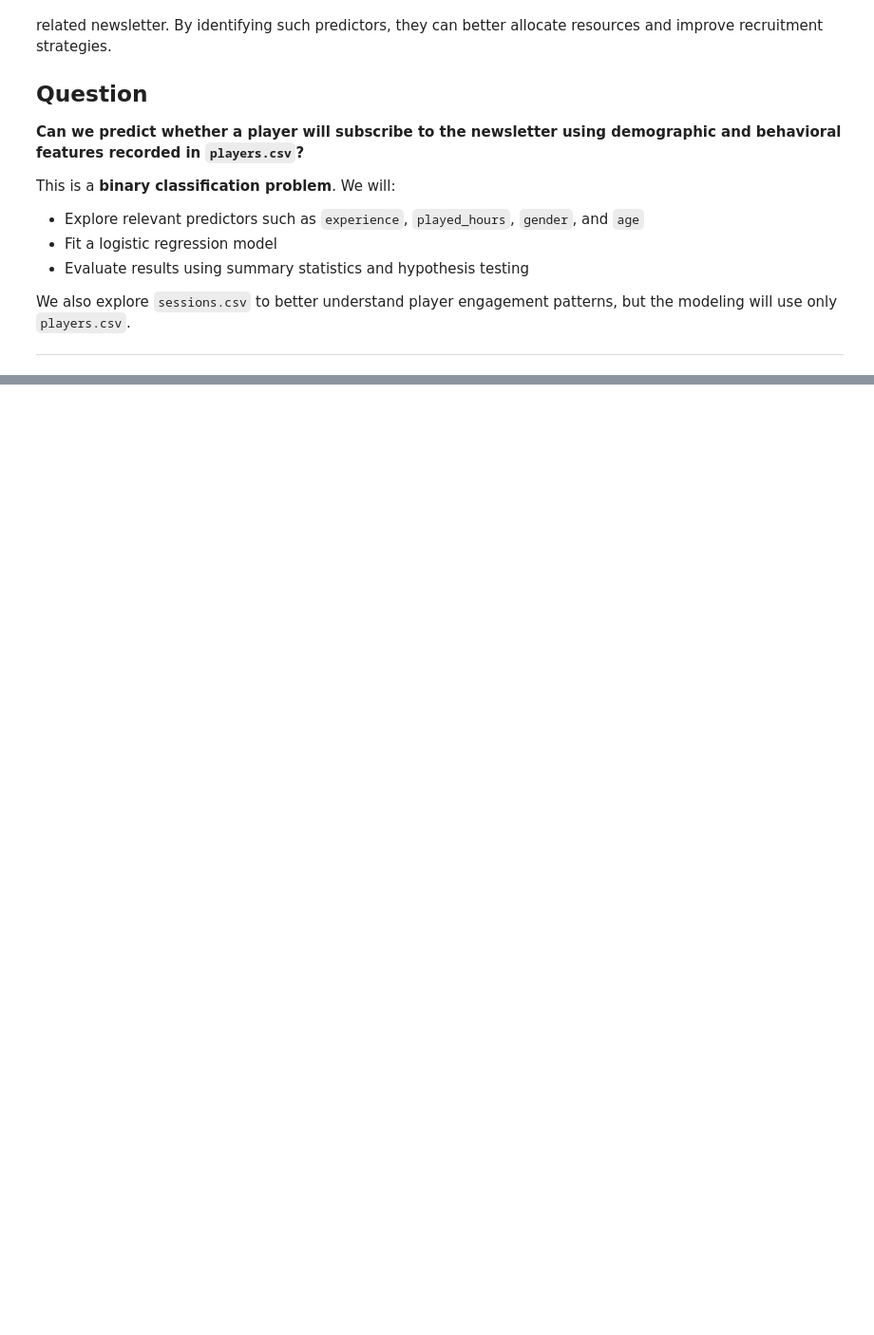
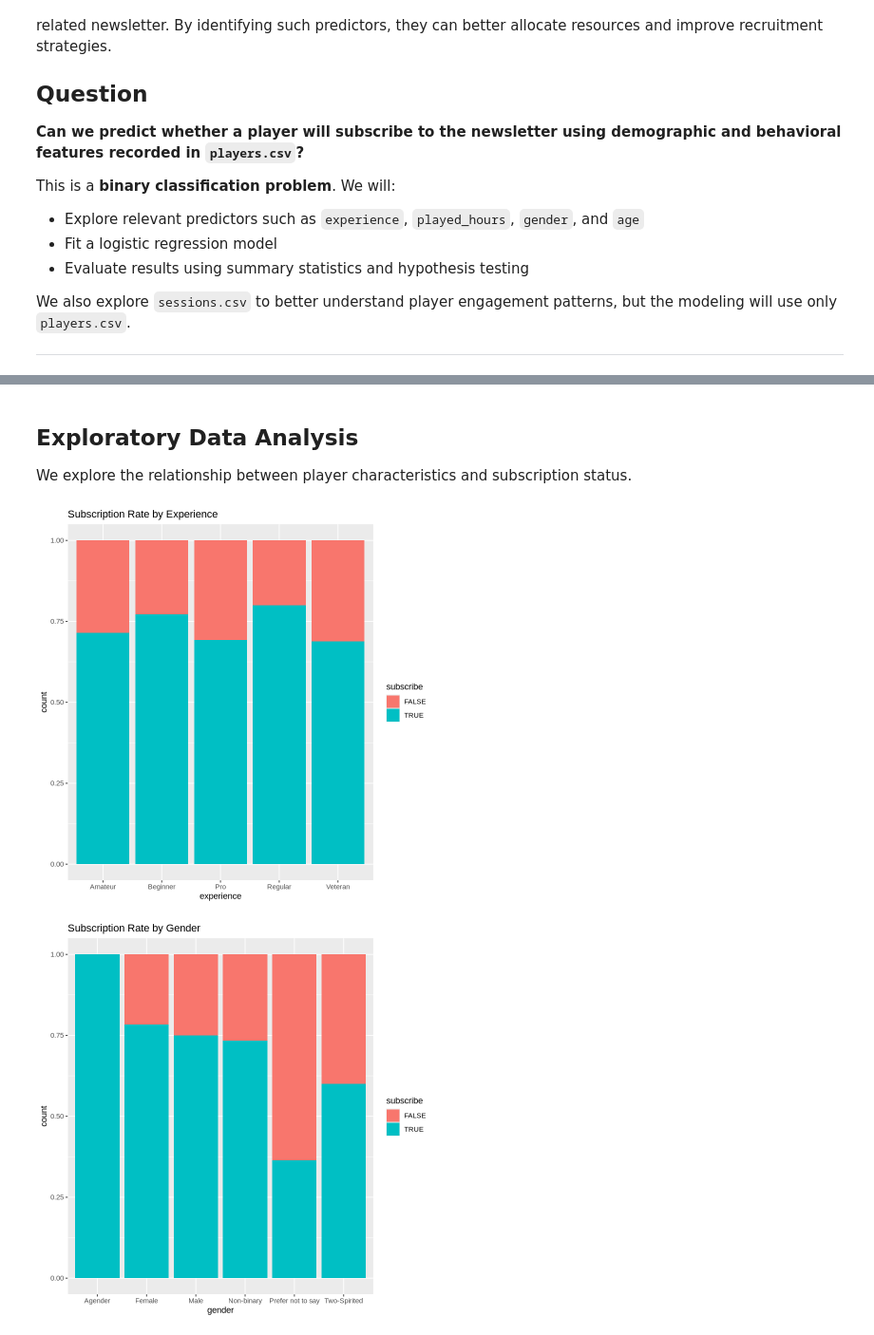
Before and after one commit to QUISESTER/DSCI-100-project, a Jupyter notebook: Project.ipynb, the cells around one changed output, grey strips where cells are left out. Shown: that part at 95% size. Saved outputs shown, nothing was run; the diff lists cells and outputs as text; code cells hidden in the pictures; blank space fills up the shorter version.

Commit message:
visualization
Initial visualisation and decision on next steps

```diff
--- a/Project.ipynb
+++ b/Project.ipynb
@@ -47,0 +51,12 @@ sessions <- read_csv("Data/sessions.csv") |> janitor::clean_names()
+# %%
+players <- read_csv("Data/players.csv")
+
+players <- players |>
+  mutate(
+    subscribe = as.factor(subscribe),
+    experience = as.factor(experience),
+    gender = as.factor(gender)
+  ) |>
+  drop_na(Age)
+head(players)
+summary(select(players, Age, played_hours))
@@ -47,0 +89,22 @@ sessions <- read_csv("Data/sessions.csv") |> janitor::clean_names()
+# %% [markdown]
+## Exploratory Data Analysis
+
+We explore the relationship between player characteristics and subscription status.
+# %%
+# Experience vs subscribe
+ggplot(players, aes(x = experience, fill = subscribe)) +
+  geom_bar(position = "fill") +
+  labs(title = "Subscription Rate by Experience")
+
+# Gender vs subscribe
+ggplot(players, aes(x = gender, fill = subscribe)) +
+  geom_bar(position = "fill") +
+  labs(title = "Subscription Rate by Gender")
+
+# Played hours vs subscribe
+ggplot(players, aes(x = subscribe, y = played_hours)) +
+  geom_boxplot() +
+  labs(title = "Played Hours by Subscription")
+# %% [output]
+[figure, added]
+[figure, added]
```
Also changed, not shown: parts of 6 cells of this notebook.
